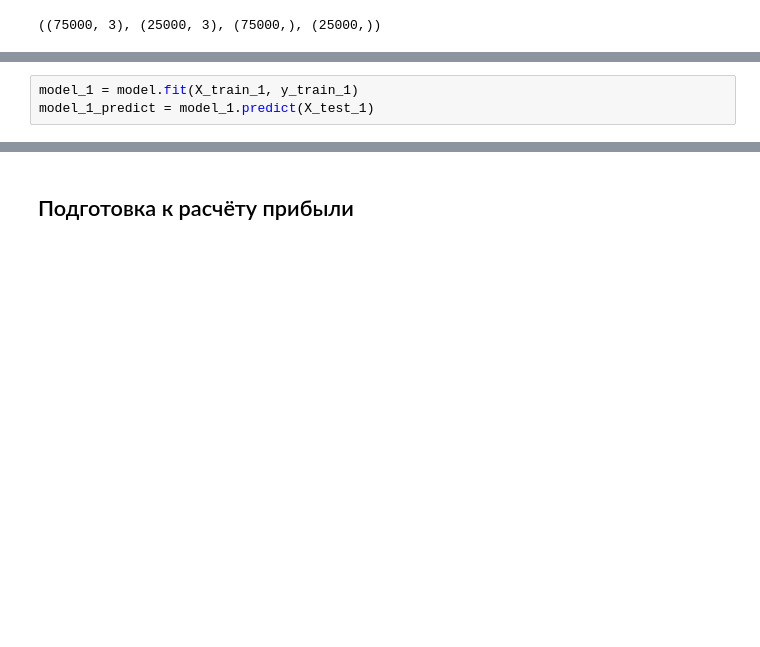
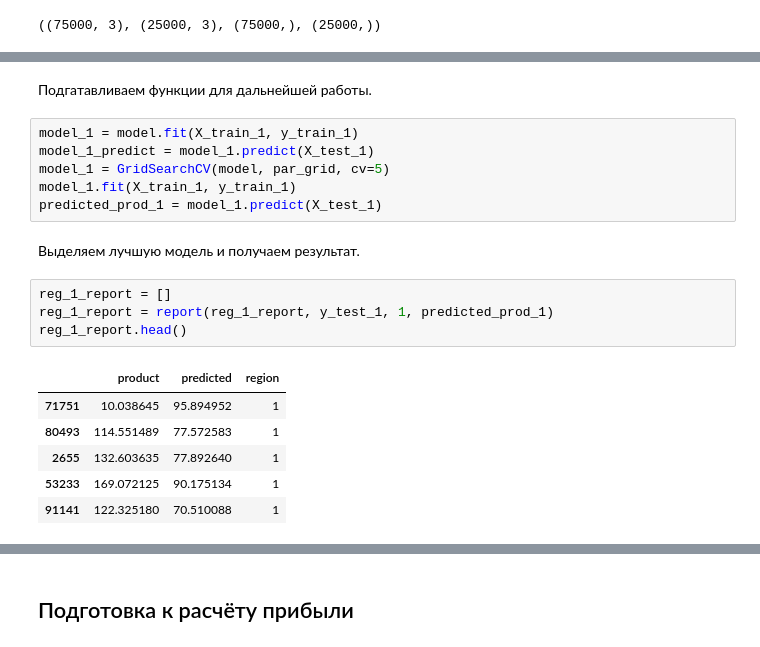
Before and after one commit to VSXV/Data-Science-Projects, a Jupyter notebook: 8. oil exploration/61a94980-bc3e-4dc6-89cf-a299622bf523.ipynb, the cells around one changed output, grey strips where cells are left out. Drawn from its saved outputs; the diff is of its cells as text; blank space fills up the shorter version.

```diff
--- a/8. oil exploration/61a94980-bc3e-4dc6-89cf-a299622bf523.ipynb
+++ b/8. oil exploration/61a94980-bc3e-4dc6-89cf-a299622bf523.ipynb
@@ -267,3 +291,21 @@ X_train_1.shape, X_test_1.shape, y_train_1.shape, y_test_1.shape
+# %% [markdown]
+Подгатавливаем функции для дальнейшей работы.
 # %%
 model_1 = model.fit(X_train_1, y_train_1)
 model_1_predict = model_1.predict(X_test_1)
+model_1 = GridSearchCV(model, par_grid, cv=5)
+model_1.fit(X_train_1, y_train_1)
+predicted_prod_1 = model_1.predict(X_test_1)
+# %% [markdown]
+Выделяем лучшую модель и получаем результат.
+# %%
+reg_1_report = []
+reg_1_report = report(reg_1_report, y_test_1, 1, predicted_prod_1)
+reg_1_report.head()
+# %% [output]
+|  | product | predicted | region |
+| 71751 | 10.038645 | 95.894952 | 1 |
+| 80493 | 114.551489 | 77.572583 | 1 |
+| 2655 | 132.603635 | 77.892640 | 1 |
+| 53233 | 169.072125 | 90.175134 | 1 |
+| 91141 | 122.325180 | 70.510088 | 1 |
```
Also changed, not shown: parts of 27 cells of this notebook.
